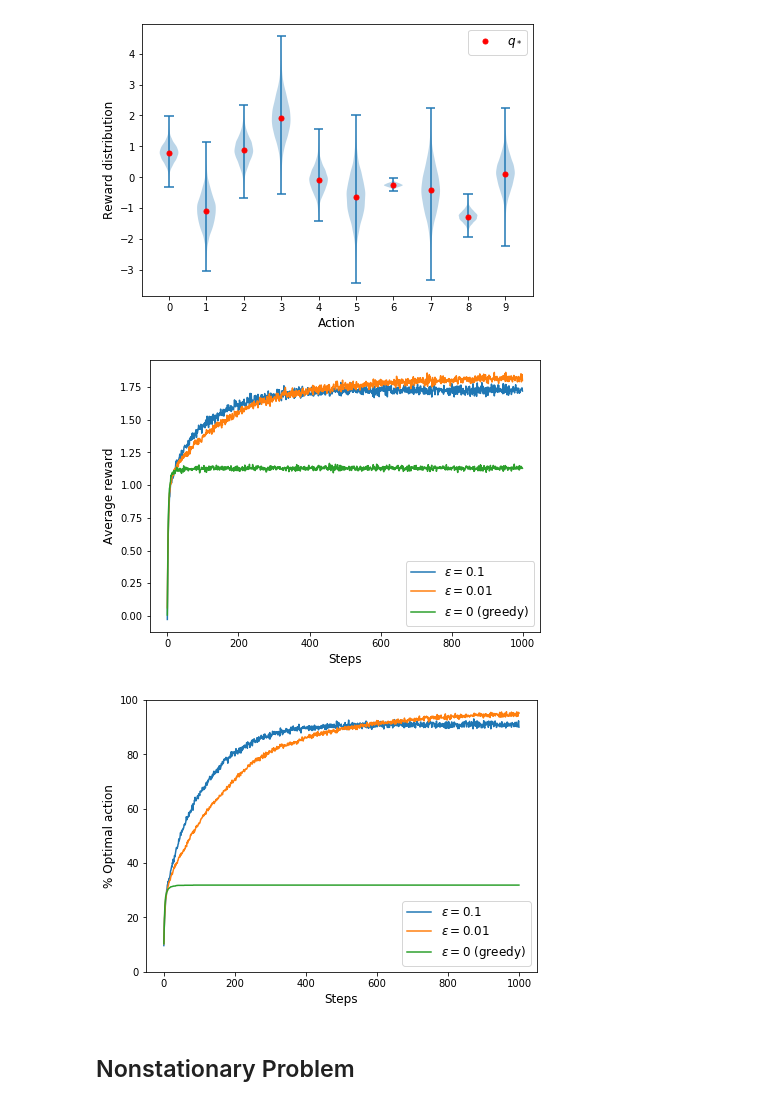
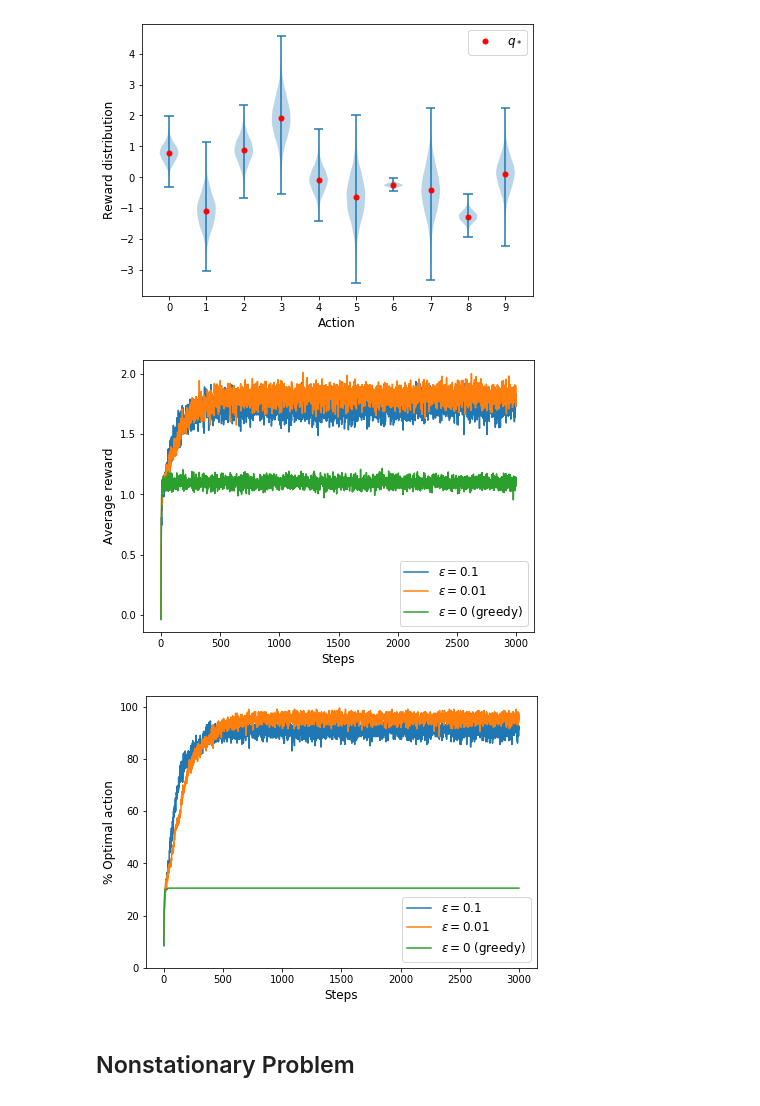
Before and after one commit to sgalella/kArmedBandit, a Jupyter notebook: notebooks/kArmedBandit.ipynb, the cells around one changed output. Saved outputs shown, nothing was run; the diff lists cells and outputs as text; code cells hidden in the pictures.

```diff
--- a/notebooks/kArmedBandit.ipynb
+++ b/notebooks/kArmedBandit.ipynb
@@ -15,7 +15,7 @@ np.random.seed(123)
 # %%
 # Initialize bandit
 k = 10
-bandit = {}
+bandit = []
 
 MIN_MEAN, MAX_MEAN = (-2, 2)
 MIN_STD, MAX_STD = (0, 1)
@@ -23,7 +23,7 @@ MIN_STD, MAX_STD = (0, 1)
 for idx in range(k):
     mean = round((MAX_MEAN - MIN_MEAN) * np.random.random() + MIN_MEAN, 2)
     std = round((MAX_STD - MIN_STD) * np.random.random() + MIN_STD, 2)
-    bandit[idx] = (mean, std)
+    bandit.append((mean, std))
 
 # Plot rewards actions
 utils.plot_bandit_dist(bandit)
@@ -32,9 +32,8 @@ plt.show()
 [figure]
 # %%
 # Initialize variables
-num_steps = 1000
-num_runs = 2000
-best_action = utils.get_optimal_action(bandit)
+num_steps = 3000
+num_runs = 200
 R1 = np.zeros((num_runs, num_steps))
 R2 = np.zeros((num_runs, num_steps))
 R3 = np.zeros((num_runs, num_steps))
@@ -42,35 +41,35 @@ A1 = np.zeros((num_runs, num_steps))
 A2 = np.zeros((num_runs, num_steps))
 A3 = np.zeros((num_runs, num_steps))
 
 # Run bandits
 for run in tqdm(range(num_runs)):
     Q1, R1[run, :], A1[run, :] = utils.run_bandit_stat(bandit, num_steps, epsilon=0.1)
     Q2, R2[run, :], A2[run, :] = utils.run_bandit_stat(bandit, num_steps, epsilon=0.05)
     Q3, R3[run, :], A3[run, :] = utils.run_bandit_stat(bandit, num_steps, epsilon=0)
 
 # Plot average reward
 plt.figure(figsize=(7, 5))
 plt.plot(np.mean(R1, axis=0))
 plt.plot(np.mean(R2, axis=0))
 plt.plot(np.mean(R3, axis=0))
 plt.xlabel("Steps", fontsize=12)
 plt.ylabel("Average reward", fontsize=12)
 plt.legend([r"$\epsilon = 0.1$", r"$\epsilon = 0.01$", r"$\epsilon = 0$ (greedy)"], fontsize=12)
 plt.show()
 
 # Plot % optimal action
 plt.figure(figsize=(7, 5))
 plt.plot(np.mean(A1, axis=0))
 plt.plot(np.mean(A2, axis=0))
 plt.plot(np.mean(A3, axis=0))
 plt.xlabel("Steps", fontsize=12)
 plt.ylabel("% Optimal action", fontsize=12)
 plt.yticks([0, 0.2, 0.4, 0.6, 0.8, 1], ["0", "20", "40", "60", "80", "100"])
 plt.legend([r"$\epsilon = 0.1$", r"$\epsilon = 0.01$", r"$\epsilon = 0$ (greedy)"], fontsize=12)
 plt.show()
 # %% [output]
-[figure, old version]
+[figure, new version]
-[figure, old version]
+[figure, new version]
 # %% [markdown]
 ## Nonstationary Problem
 # %%
```
Also changed, not shown: parts of 1 cell of this notebook, 1 other file.
